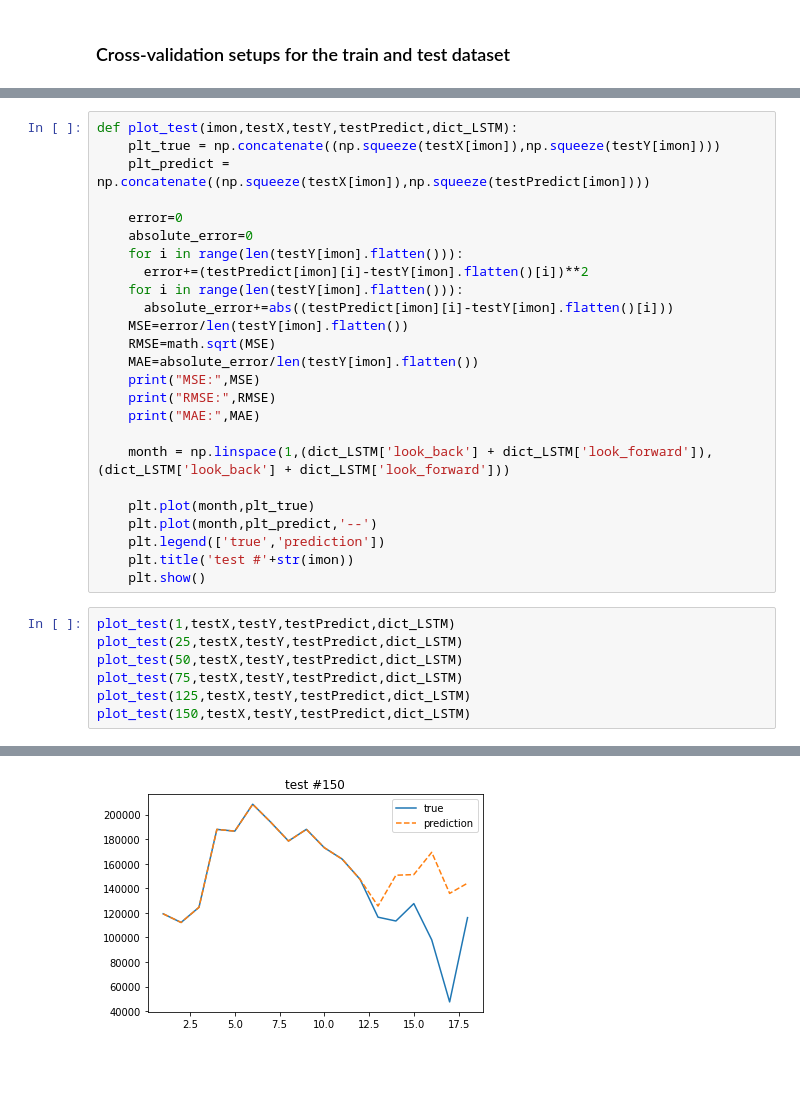
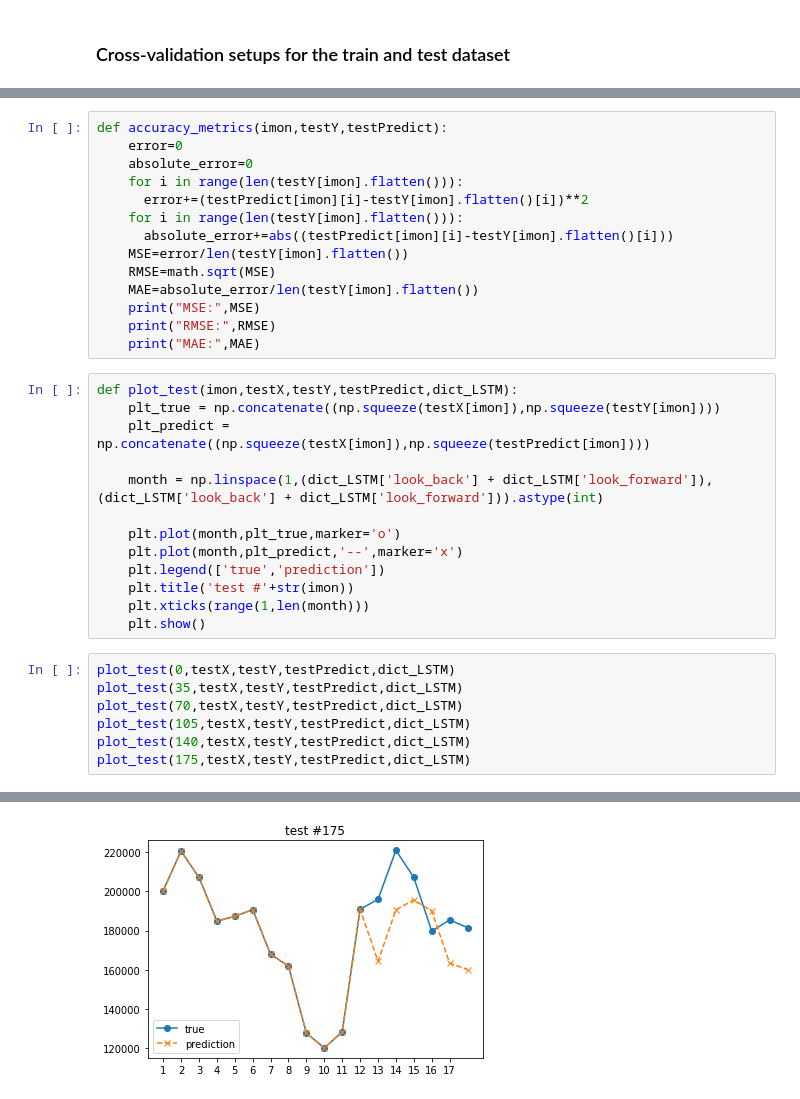
Before and after one commit to Marcusk01/Car-Sales-Prediction, a Jupyter notebook: Car_sales_TS.ipynb, the cells around one changed output, grey strips where cells are left out. Saved outputs shown, nothing was run; the diff lists cells and outputs as text; blank space fills up the shorter version.

```diff
--- a/Car_sales_TS.ipynb
+++ b/Car_sales_TS.ipynb
@@ -299,8 +338,5 @@ testX = rescale_ts(testX,diff_min_max_cs_total,min_cs_total)
 # %%
-def plot_test(imon,testX,testY,testPredict,dict_LSTM):
-    plt_true = np.concatenate((np.squeeze(testX[imon]),np.squeeze(testY[imon])))
-    plt_predict = np.concatenate((np.squeeze(testX[imon]),np.squeeze(testPredict[imon])))
-
+def accuracy_metrics(imon,testY,testPredict):
     error=0
     absolute_error=0
     for i in range(len(testY[imon].flatten())):
@@ -313,19 +349,24 @@ def plot_test(imon,testX,testY,testPredict,dict_LSTM):
     print("MSE:",MSE)
     print("RMSE:",RMSE)
     print("MAE:",MAE)
-
-    month = np.linspace(1,(dict_LSTM['look_back'] + dict_LSTM['look_forward']),(dict_LSTM['look_back'] + dict_LSTM['look_forward']))
-
-    plt.plot(month,plt_true)
-    plt.plot(month,plt_predict,'--')
-    plt.legend(['true','prediction'])
-    plt.title('test #'+str(imon))
-    plt.show()
+# %%
+def plot_test(imon,testX,testY,testPredict,dict_LSTM):
+    plt_true = np.concatenate((np.squeeze(testX[imon]),np.squeeze(testY[imon])))
+    plt_predict = np.concatenate((np.squeeze(testX[imon]),np.squeeze(testPredict[imon])))
+
+    month = np.linspace(1,(dict_LSTM['look_back'] + dict_LSTM['look_forward']),(dict_LSTM['look_back'] + dict_LSTM['look_forward'])).astype(int)
+
+    plt.plot(month,plt_true,marker='o')
+    plt.plot(month,plt_predict,'--',marker='x')
+    plt.legend(['true','prediction'])
+    plt.title('test #'+str(imon))
+    plt.xticks(range(1,len(month)))
+    plt.show()
 # %%
-plot_test(1,testX,testY,testPredict,dict_LSTM)
-plot_test(25,testX,testY,testPredict,dict_LSTM)
-plot_test(50,testX,testY,testPredict,dict_LSTM)
-plot_test(75,testX,testY,testPredict,dict_LSTM)
-plot_test(125,testX,testY,testPredict,dict_LSTM)
-plot_test(150,testX,testY,testPredict,dict_LSTM)
+plot_test(0,testX,testY,testPredict,dict_LSTM)
+plot_test(35,testX,testY,testPredict,dict_LSTM)
+plot_test(70,testX,testY,testPredict,dict_LSTM)
+plot_test(105,testX,testY,testPredict,dict_LSTM)
+plot_test(140,testX,testY,testPredict,dict_LSTM)
+plot_test(175,testX,testY,testPredict,dict_LSTM)
 # %% [output]
@@ -337 +378 @@ plot_test(150,testX,testY,testPredict,dict_LSTM)
-[figure, old version]
+[figure, new version]
```
Also changed, not shown: parts of 18 cells of this notebook.
